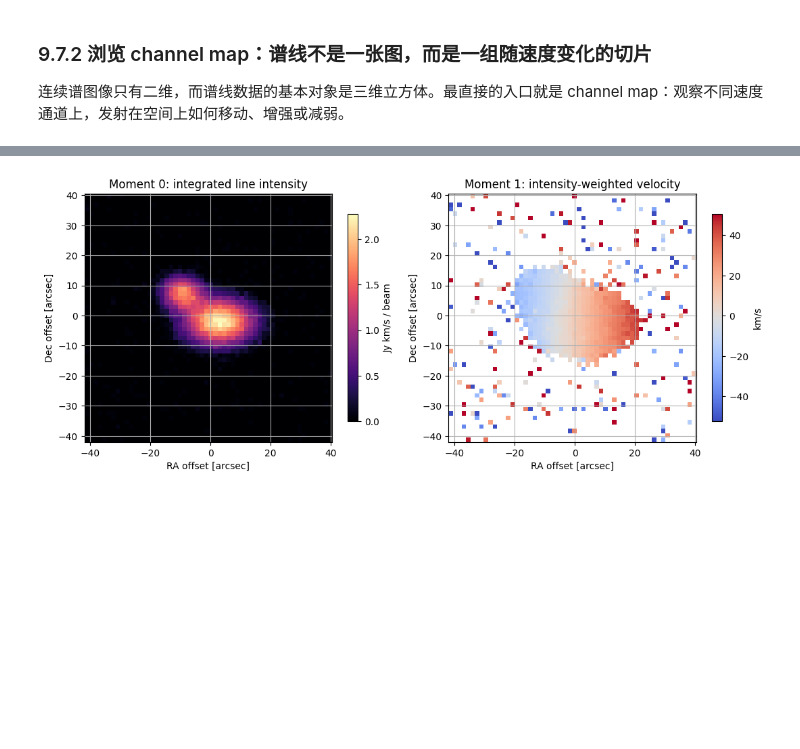
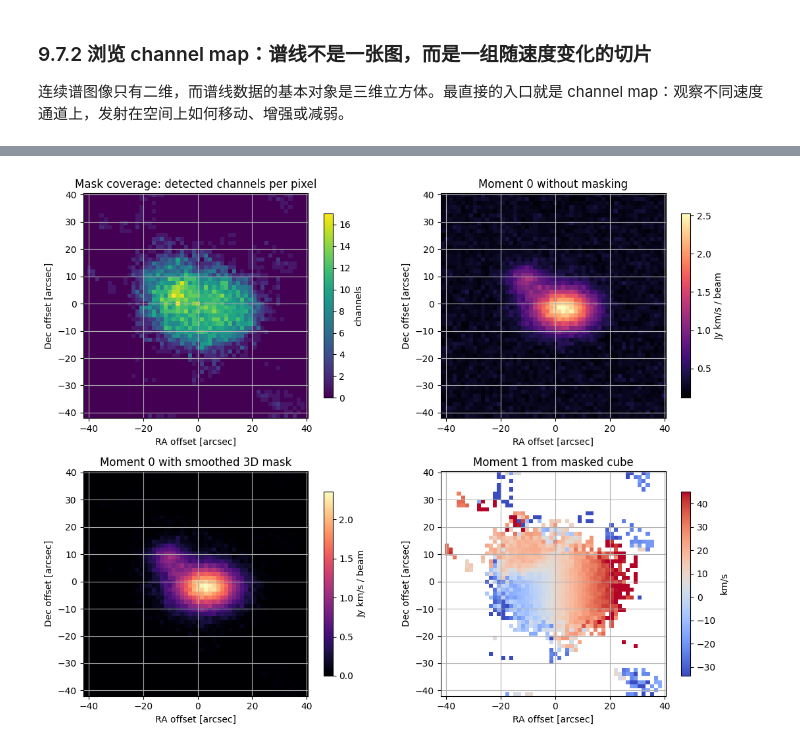
Before and after one commit to astronomical-data-processing/radio-interferometry, a Jupyter notebook: 9_Practical/9_7_spectral_line_processing.ipynb, the cells around one changed output, grey strips where cells are left out. Saved outputs shown, nothing was run; the diff lists cells and outputs as text; code cells hidden in the pictures; blank space fills up the shorter version.

Commit message:
Deepen Chapter 9 spectral line practical

```diff
--- a/9_Practical/9_7_spectral_line_processing.ipynb
+++ b/9_Practical/9_7_spectral_line_processing.ipynb
@@ -198,27 +336,67 @@ plt.tight_layout()
 # %%
-mask = cube_sub > (3.0 * noise_rms)
-masked_cube = np.where(mask, cube_sub, 0.0)
+smoothing_beam = make_beam(npix=npix, sigma_pix=2.6)
+smooth_cube = np.zeros_like(cube_sub)
+for ci in range(vel_kms.size):
+    smooth_cube[ci] = fft_convolve_same(cube_sub[ci], smoothing_beam)
+smooth_cube = spectral_smooth(smooth_cube)
 
-moment0 = masked_cube.sum(axis=0) * dv
-weight_sum = masked_cube.sum(axis=0)
-weighted_velocity = (masked_cube * vel_kms[:, None, None]).sum(axis=0)
+smoothed_rms = robust_rms(smooth_cube[line_free_conservative])
+seed_mask = smooth_cube > (2.2 * smoothed_rms)
+neighbor_count = seed_mask.astype(int)
+neighbor_count[1:] += seed_mask[:-1]
+neighbor_count[:-1] += seed_mask[1:]
+spectral_support = neighbor_count >= 2
+mask = spectral_support & (cube_sub > (1.2 * noise_rms))
+
+positive_cube = np.clip(cube_sub, a_min=0.0, a_max=None)
+masked_positive_cube = np.where(mask, positive_cube, 0.0)
+moment0_raw = positive_cube.sum(axis=0) * dv
+moment0 = masked_positive_cube.sum(axis=0) * dv
+weight_sum = masked_positive_cube.sum(axis=0)
+weighted_velocity = (masked_positive_cube * vel_kms[:, None, None]).sum(axis=0)
 moment1 = np.full_like(weight_sum, np.nan, dtype=float)
 np.divide(weighted_velocity, weight_sum, out=moment1, where=weight_sum > 0.0)
+mask_coverage = mask.sum(axis=0)
 
-fig, axes = plt.subplots(1, 2, figsize=(11, 4.4))
+raw_background_bias = moment0_raw[background_aperture].mean()
+masked_background_bias = moment0[background_aperture].mean()
 
-im0 = axes[0].imshow(
+fig, axes = plt.subplots(2, 2, figsize=(11, 8.6))
+
+im_mask = axes[0, 0].imshow(
+    mask_coverage,
+    origin="lower",
+    extent=[coords[0], coords[-1], coords[0], coords[-1]],
+    cmap="viridis",
+)
+axes[0, 0].set_title("Mask coverage: detected channels per pixel")
+axes[0, 0].set_xlabel("RA offset [arcsec]")
+axes[0, 0].set_ylabel("Dec offset [arcsec]")
+plt.colorbar(im_mask, ax=axes[0, 0], shrink=0.82, label="channels")
+
+im0_raw = axes[0, 1].imshow(
+    moment0_raw,
+    origin="lower",
+    extent=[coords[0], coords[-1], coords[0], coords[-1]],
+    cmap="magma",
+)
+axes[0, 1].set_title("Moment 0 without masking")
+axes[0, 1].set_xlabel("RA offset [arcsec]")
+axes[0, 1].set_ylabel("Dec offset [arcsec]")
+plt.colorbar(im0_raw, ax=axes[0, 1], shrink=0.82, label="Jy km/s / beam")
+
+im0 = axes[1, 0].imshow(
     moment0,
     origin="lower",
     extent=[coords[0], coords[-1], coords[0], coords[-1]],
     cmap="magma",
 )
-axes[0].set_title("Moment 0: integrated line intensity")
-axes[0].set_xlabel("RA offset [arcsec]")
-axes[0].set_ylabel("Dec offset [arcsec]")
-plt.colorbar(im0, ax=axes[0], shrink=0.82, label="Jy km/s / beam")
+axes[1, 0].set_title("Moment 0 with smoothed 3D mask")
+axes[1, 0].set_xlabel("RA offset [arcsec]")
+axes[1, 0].set_ylabel("Dec offset [arcsec]")
+plt.colorbar(im0, ax=axes[1, 0], shrink=0.82, label="Jy km/s / beam")
 
-im1 = axes[1].imshow(
+im1 = axes[1, 1].imshow(
     moment1,
     origin="lower",
     extent=[coords[0], coords[-1], coords[0], coords[-1]],
@@ -226,10 +404,17 @@ im1 = axes[1].imshow(
     vmin=np.nanpercentile(moment1, 5),
     vmax=np.nanpercentile(moment1, 95),
 )
-axes[1].set_title("Moment 1: intensity-weighted velocity")
-axes[1].set_xlabel("RA offset [arcsec]")
-axes[1].set_ylabel("Dec offset [arcsec]")
-plt.colorbar(im1, ax=axes[1], shrink=0.82, label="km/s")
+axes[1, 1].set_title("Moment 1 from masked cube")
+axes[1, 1].set_xlabel("RA offset [arcsec]")
+axes[1, 1].set_ylabel("Dec offset [arcsec]")
+plt.colorbar(im1, ax=axes[1, 1], shrink=0.82, label="km/s")
 
 plt.tight_layout()
+print(f"平滑后 cube 的 RMS ≈ {smoothed_rms:.4f} Jy/beam")
+print(f"进入最终 mask 的体素数 = {mask.sum()}")
+print(
+    "背景区域 moment0 平均偏差 [Jy km/s/beam]："
+    f" 未掩膜 = {raw_background_bias:+.4f},"
+    f" 掩膜后 = {masked_background_bias:+.4f}"
+)
 # %% [output]
@@ -236,2 +424,2 @@ plt.tight_layout()
-[figure, old version]
+[figure, new version]
 # %% [markdown]
```
Also changed, not shown: parts of 17 cells of this notebook, 9 other files.
